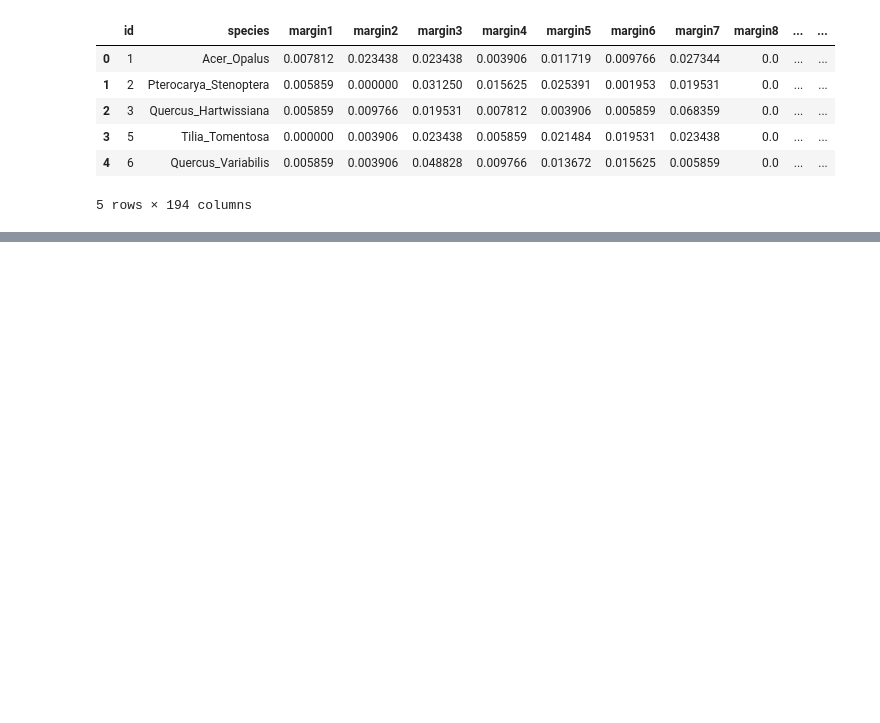
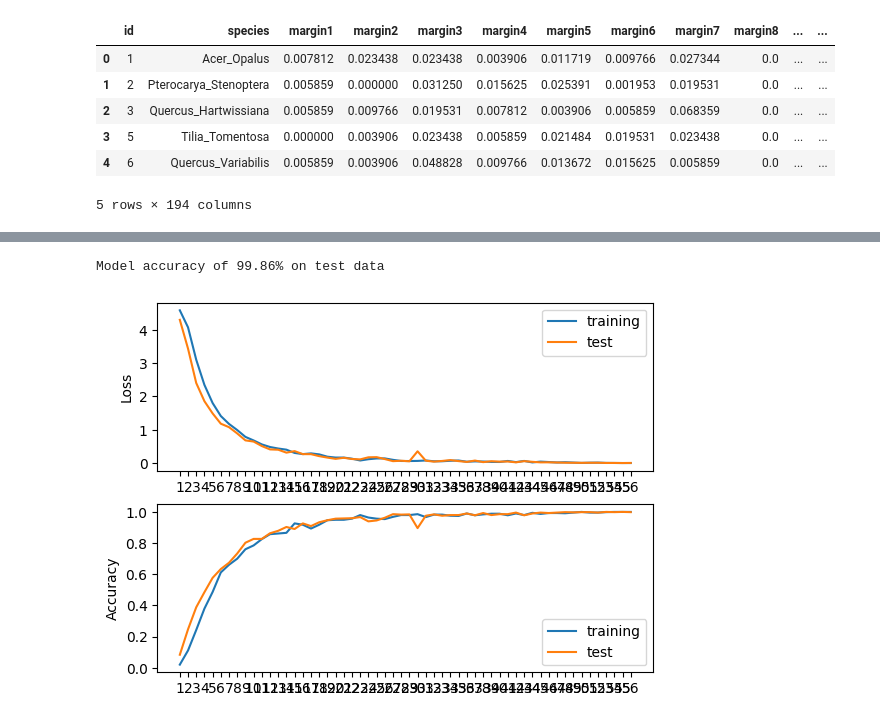
Before and after one commit to Alexandre-Leclercq/technique_apprentissage_projet, a Jupyter notebook: notebook/CNN.ipynb, the cells around one changed output, grey strips where cells are left out. Saved outputs shown, nothing was run; the diff lists cells and outputs as text; code cells hidden in the pictures; blank space fills up the shorter version.

```diff
--- a/notebook/CNN.ipynb
+++ b/notebook/CNN.ipynb
@@ -71,0 +110,6 @@ plot_training(loss_train, accuracy_train, loss_test, accuracy_test)
+# %%
+model = CNN(num_epochs=100)
+model.set_model(output_size=species.size, activation_function='prelu')
+model.set_optimizer(optim='SGD', lr=1e-3, reg=0)
+# %%
+loss_train, accuracy_train, loss_test, accuracy_test = model.training(train_dataloader, test_dataloader)
@@ -71,0 +134,8 @@ plot_training(loss_train, accuracy_train, loss_test, accuracy_test)
+# %%
+print("Model accuracy of {:.2f}% on test data".format(accuracy_test[-1]*100))
+# %% [output]
+Model accuracy of 99.86% on test data
+# %%
+plot_training(loss_train, accuracy_train, loss_test, accuracy_test)
+# %% [output]
+[figure, added]
```
Also changed, not shown: parts of 15 cells of this notebook.
